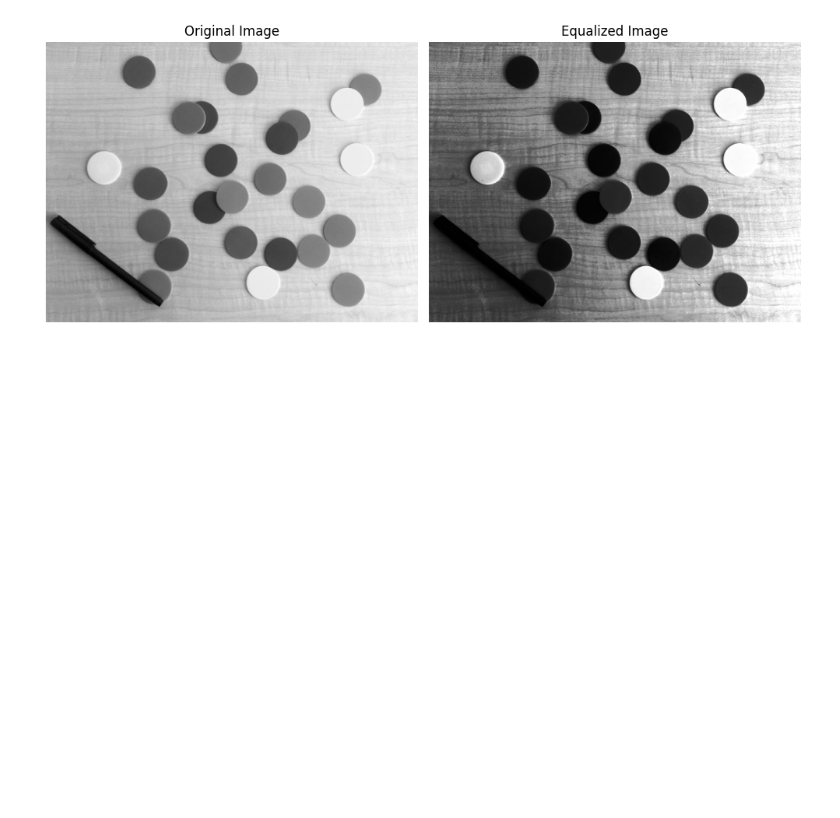
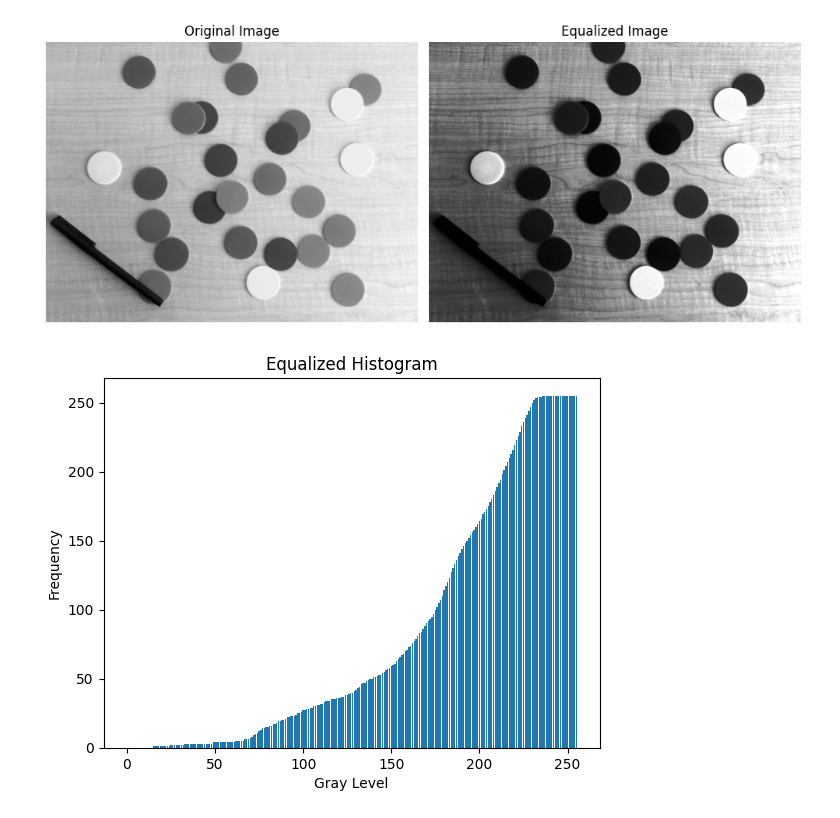
Before and after one commit to dev-nanthan/Vision_Lab1, a Jupyter notebook: Lab1_hist.ipynb, the cells around one changed output. Saved outputs shown, nothing was run; the diff lists cells and outputs as text; code cells hidden in the pictures; blank space fills up the shorter version.

Commit message:
Plot of a Equalized histogram

```diff
--- a/Lab1_hist.ipynb
+++ b/Lab1_hist.ipynb
@@ -6,10 +6,10 @@ import matplotlib.pyplot as plt
 import numpy as np
 
 # Read the image in RGB format
-image = cv2.imread('im2.png')
+image2 = cv2.imread('im2.png')
 
 # Convert the image to grayscale
-gray_image = cv2.cvtColor(image, cv2.COLOR_BGR2GRAY)
+gray_image = cv2.cvtColor(image2, cv2.COLOR_BGR2GRAY)
 
 # Display the grayscale image
 plt.imshow(gray_image, cmap='gray')
@@ -134,3 +134,12 @@ plt.tight_layout()
 plt.show()
 # %% [output]
 [figure]
+# %%
+# Plot the histogram for the equalized image
+plt.bar(range(256), equalized_histogram)
+plt.xlabel('Gray Level')
+plt.ylabel('Frequency')
+plt.title('Equalized Histogram')
+plt.show()
+# %% [output]
+[figure, added]
```
